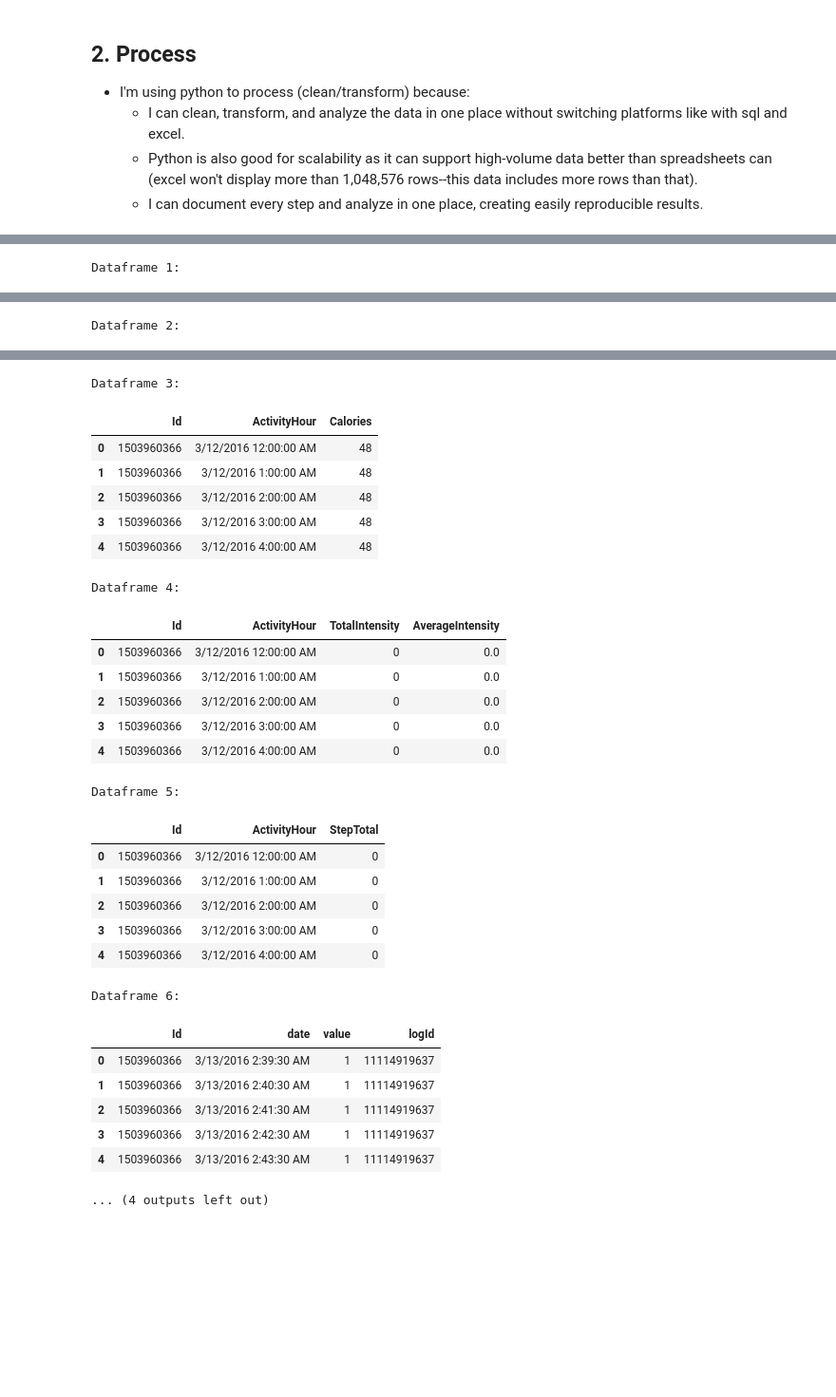
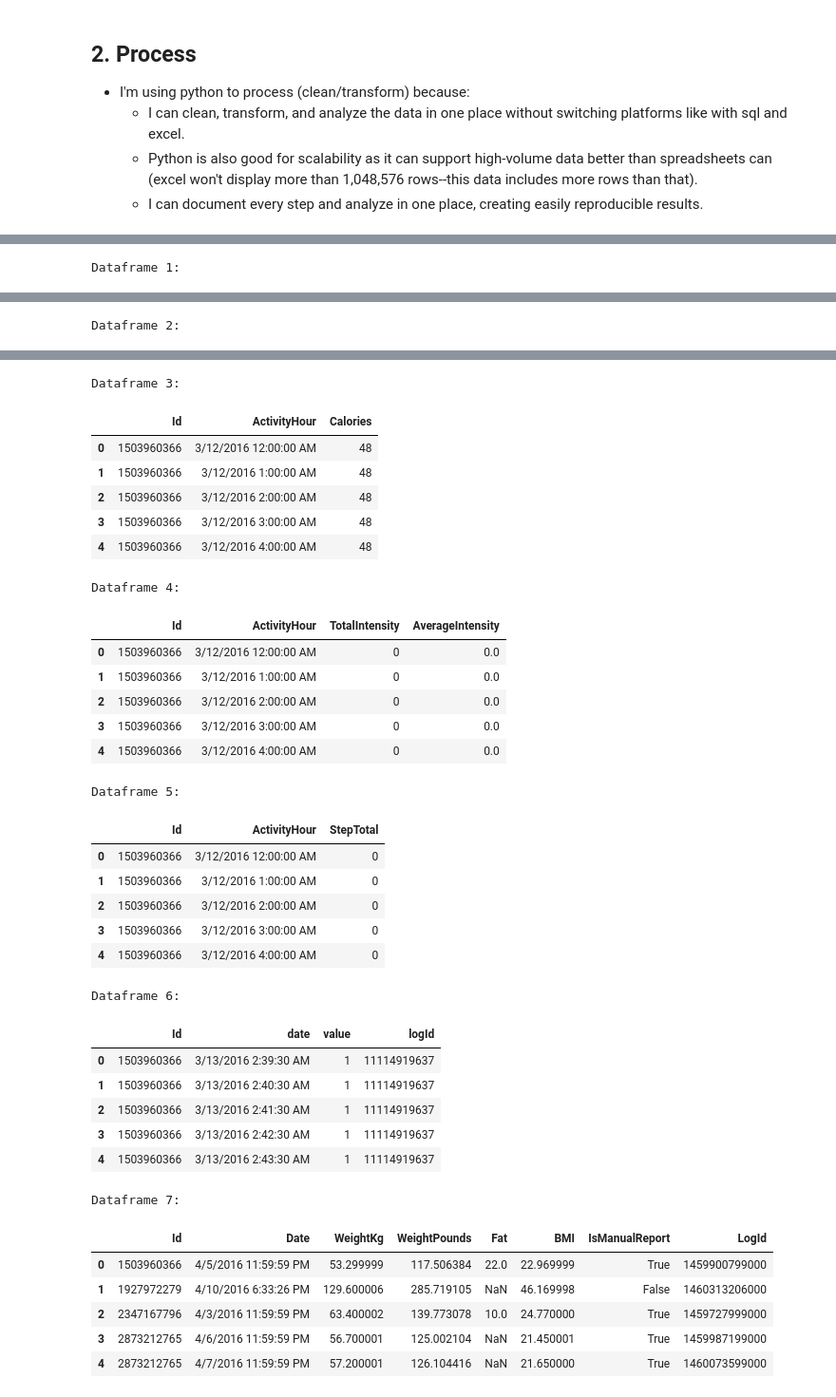
Before and after one commit to danijia/bellabeat-case-study, a Jupyter notebook: Jupyter Notebooks/bellabeat-case-study.ipynb, the cells around one changed output, grey strips where cells are left out. Shown: that part at 95% size. Cells and saved outputs as stored; diff of their text form; code cells hidden in the pictures; blank space fills up the shorter version.

```diff
--- a/Jupyter Notebooks/bellabeat-case-study.ipynb
+++ b/Jupyter Notebooks/bellabeat-case-study.ipynb
@@ -81,8 +97,8 @@ sleep_day = pd.read_csv('/kaggle/input/bella-beat-case-study/data/fitabase_data_
 # %%
-# inspecting dataframes
+# inspecting dataframes structure
 
 # store data frames loaded above in a list
-dfs = [da1, da2, hs1, hs2, hc1, hc2, hi1, hi2, hstps1, hstps2, msl1, msl2, wlg1, wlg2, sleep_day]
+dfs = [da1, da2, hs1, hs2, hc1, hc2, hi1, hi2, hstps1, hstps2, msl1, msl2, wlg1, wlg2]
 
 # iterate over the list with a loop
 # enumerate(iterable, start=0)
@@ -174,9 +192,9 @@ minute_sleep = pd.concat([msl1, msl2])
 weight_log_info = pd.concat([wlg1, wlg2])
 # %%
 # store combined + other dataframes in a dataframe
-all_dfs = [daily_activity, heartrate_seconds, hourly_calories, hourly_intensities, hourly_steps, minute_sleep, weight_log_info, sleep_day]
+all_dfs = [daily_activity, heartrate_seconds, hourly_calories, hourly_intensities, hourly_steps, minute_sleep, weight_log_info]
 
-# view first 5 row of each dataframe
+# view first 5 rows of each dataframe
 for i, x in enumerate(all_dfs, 1):
     print(f'Dataframe {i}:')
     display(x.head())
@@ -197,33 +215,39 @@ Dataframe 2:
 | 3 | 2022484408 | 4/1/2016 7:54:15 AM | 98 |
 | 4 | 2022484408 | 4/1/2016 7:54:20 AM | 100 |
 Dataframe 3:
 |  | Id | ActivityHour | Calories |
 | 0 | 1503960366 | 3/12/2016 12:00:00 AM | 48 |
 | 1 | 1503960366 | 3/12/2016 1:00:00 AM | 48 |
 | 2 | 1503960366 | 3/12/2016 2:00:00 AM | 48 |
 | 3 | 1503960366 | 3/12/2016 3:00:00 AM | 48 |
 | 4 | 1503960366 | 3/12/2016 4:00:00 AM | 48 |
 Dataframe 4:
 |  | Id | ActivityHour | TotalIntensity | AverageIntensity |
 | 0 | 1503960366 | 3/12/2016 12:00:00 AM | 0 | 0.0 |
 | 1 | 1503960366 | 3/12/2016 1:00:00 AM | 0 | 0.0 |
 | 2 | 1503960366 | 3/12/2016 2:00:00 AM | 0 | 0.0 |
 | 3 | 1503960366 | 3/12/2016 3:00:00 AM | 0 | 0.0 |
 | 4 | 1503960366 | 3/12/2016 4:00:00 AM | 0 | 0.0 |
 Dataframe 5:
 |  | Id | ActivityHour | StepTotal |
 | 0 | 1503960366 | 3/12/2016 12:00:00 AM | 0 |
 | 1 | 1503960366 | 3/12/2016 1:00:00 AM | 0 |
 | 2 | 1503960366 | 3/12/2016 2:00:00 AM | 0 |
 | 3 | 1503960366 | 3/12/2016 3:00:00 AM | 0 |
 | 4 | 1503960366 | 3/12/2016 4:00:00 AM | 0 |
 Dataframe 6:
 |  | Id | date | value | logId |
 | 0 | 1503960366 | 3/13/2016 2:39:30 AM | 1 | 11114919637 |
 | 1 | 1503960366 | 3/13/2016 2:40:30 AM | 1 | 11114919637 |
 | 2 | 1503960366 | 3/13/2016 2:41:30 AM | 1 | 11114919637 |
 | 3 | 1503960366 | 3/13/2016 2:42:30 AM | 1 | 11114919637 |
 | 4 | 1503960366 | 3/13/2016 2:43:30 AM | 1 | 11114919637 |
-... (4 outputs left out)
+Dataframe 7:
+|  | Id | Date | WeightKg | WeightPounds | Fat | BMI | IsManualReport | LogId |
+| 0 | 1503960366 | 4/5/2016 11:59:59 PM | 53.299999 | 117.506384 | 22.0 | 22.969999 | True | 1459900799000 |
+| 1 | 1927972279 | 4/10/2016 6:33:26 PM | 129.600006 | 285.719105 | NaN | 46.169998 | False | 1460313206000 |
+| 2 | 2347167796 | 4/3/2016 11:59:59 PM | 63.400002 | 139.773078 | 10.0 | 24.770000 | True | 1459727999000 |
+| 3 | 2873212765 | 4/6/2016 11:59:59 PM | 56.700001 | 125.002104 | NaN | 21.450001 | True | 1459987199000 |
+| 4 | 2873212765 | 4/7/2016 11:59:59 PM | 57.200001 | 126.104416 | NaN | 21.650000 | True | 1460073599000 |
 # %%
 # checking data types
```
Also changed, not shown: parts of 15 cells of this notebook.
